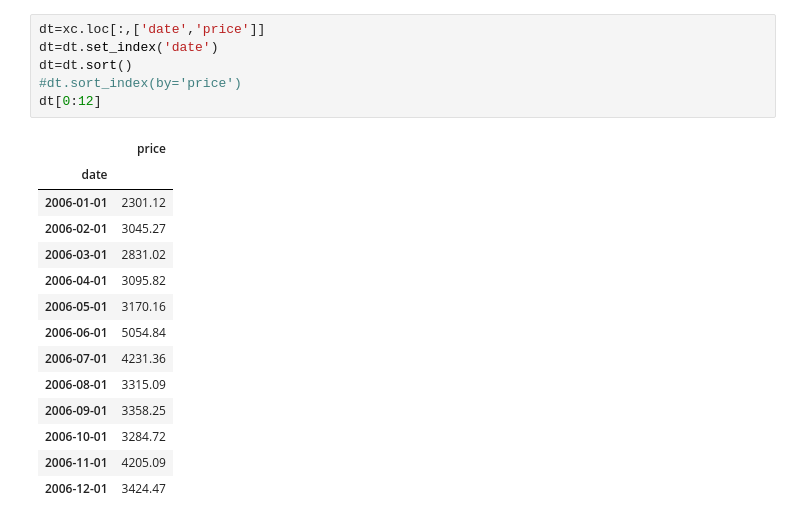
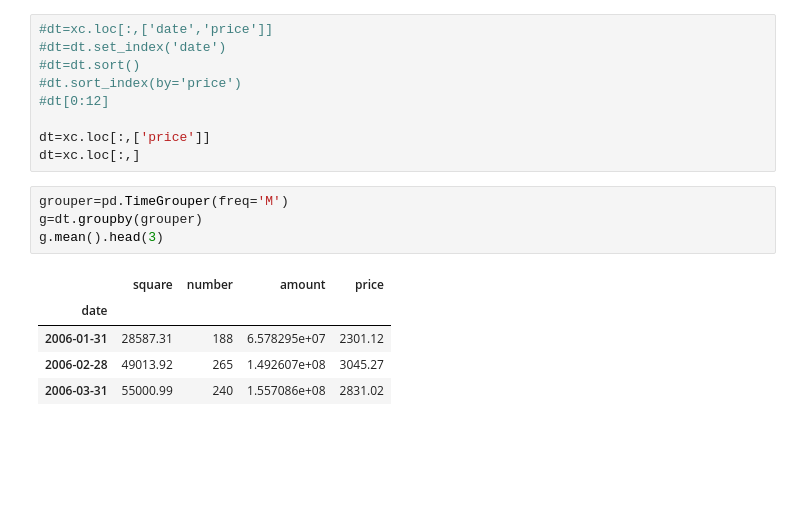
Before and after one commit to tobinchen/Lou, a Jupyter notebook: LouSpider/statistics.ipynb, the cells around one changed output. Drawn from its saved outputs; the diff is of its cells as text; blank space fills up the shorter version.

```diff
--- a/LouSpider/statistics.ipynb
+++ b/LouSpider/statistics.ipynb
@@ -24,21 +31,19 @@ xc.head(2)
 # %%
-dt=xc.loc[:,['date','price']]
-dt=dt.set_index('date')
-dt=dt.sort()
+#dt=xc.loc[:,['date','price']]
+#dt=dt.set_index('date')
+#dt=dt.sort()
 #dt.sort_index(by='price')
-dt[0:12]
+#dt[0:12]
+
+dt=xc.loc[:,['price']]
+dt=xc.loc[:,]
-# %% [output]
-|  | price |
-| date |  |
-| 2006-01-01 | 2301.12 |
-| 2006-02-01 | 3045.27 |
-| 2006-03-01 | 2831.02 |
-| 2006-04-01 | 3095.82 |
-| 2006-05-01 | 3170.16 |
-| 2006-06-01 | 5054.84 |
-| 2006-07-01 | 4231.36 |
-| 2006-08-01 | 3315.09 |
-| 2006-09-01 | 3358.25 |
-| 2006-10-01 | 3284.72 |
-| 2006-11-01 | 4205.09 |
-| 2006-12-01 | 3424.47 |
+# %%
+grouper=pd.TimeGrouper(freq='M')
+g=dt.groupby(grouper)
+g.mean().head(3)
+# %% [output]
+|  | square | number | amount | price |
+| date |  |  |  |  |
+| 2006-01-31 | 28587.31 | 188 | 6.578295e+07 | 2301.12 |
+| 2006-02-28 | 49013.92 | 265 | 1.492607e+08 | 3045.27 |
+| 2006-03-31 | 55000.99 | 240 | 1.557086e+08 | 2831.02 |
```
Also changed, not shown: parts of 8 cells of this notebook, 6 other files.
